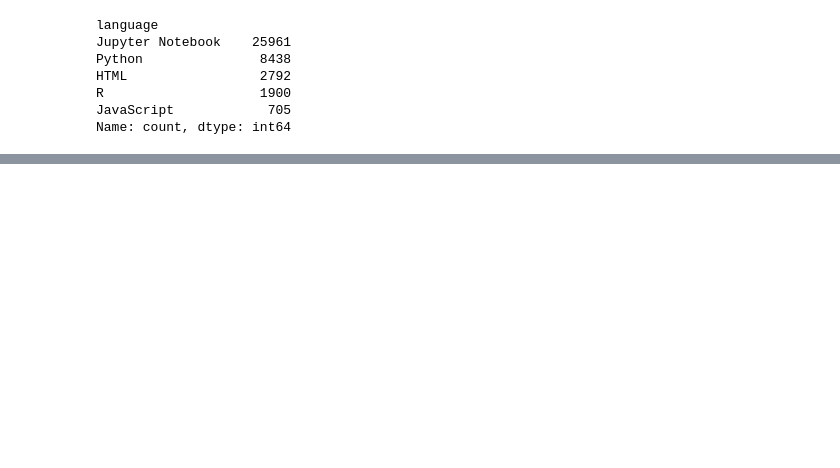
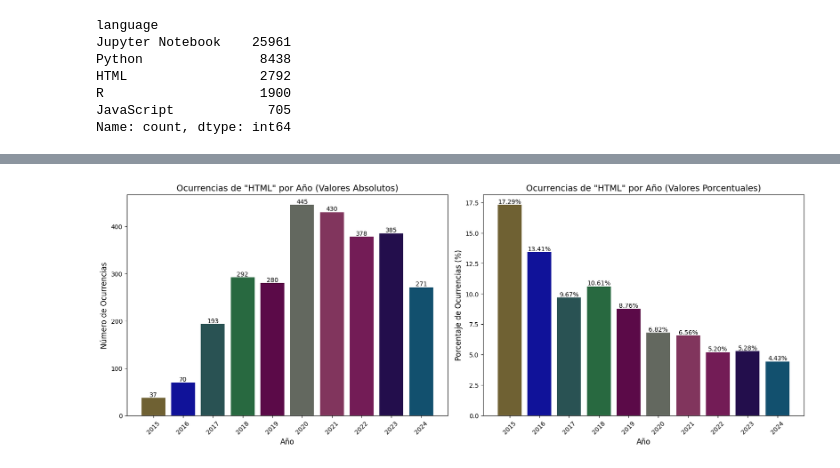
Before and after one commit to neural-insights/EDA_GitHub_Repositories, a Jupyter notebook: main.ipynb, the cells around one changed output, grey strips where cells are left out. Drawn from its saved outputs; the diff is of its cells as text; code cells hidden in the pictures; blank space fills up the shorter version.

```diff
--- a/main.ipynb
+++ b/main.ipynb
@@ -611,0 +470,4 @@ Name: year, Length: 47318, dtype: int32
+# %%
+plot_occurrences_by_year(df_language, "language", "HTML", year_range=range(2015,2025))
+# %% [output]
+[figure, added]
```
Also changed, not shown: parts of 59 cells of this notebook, 1 other file.
